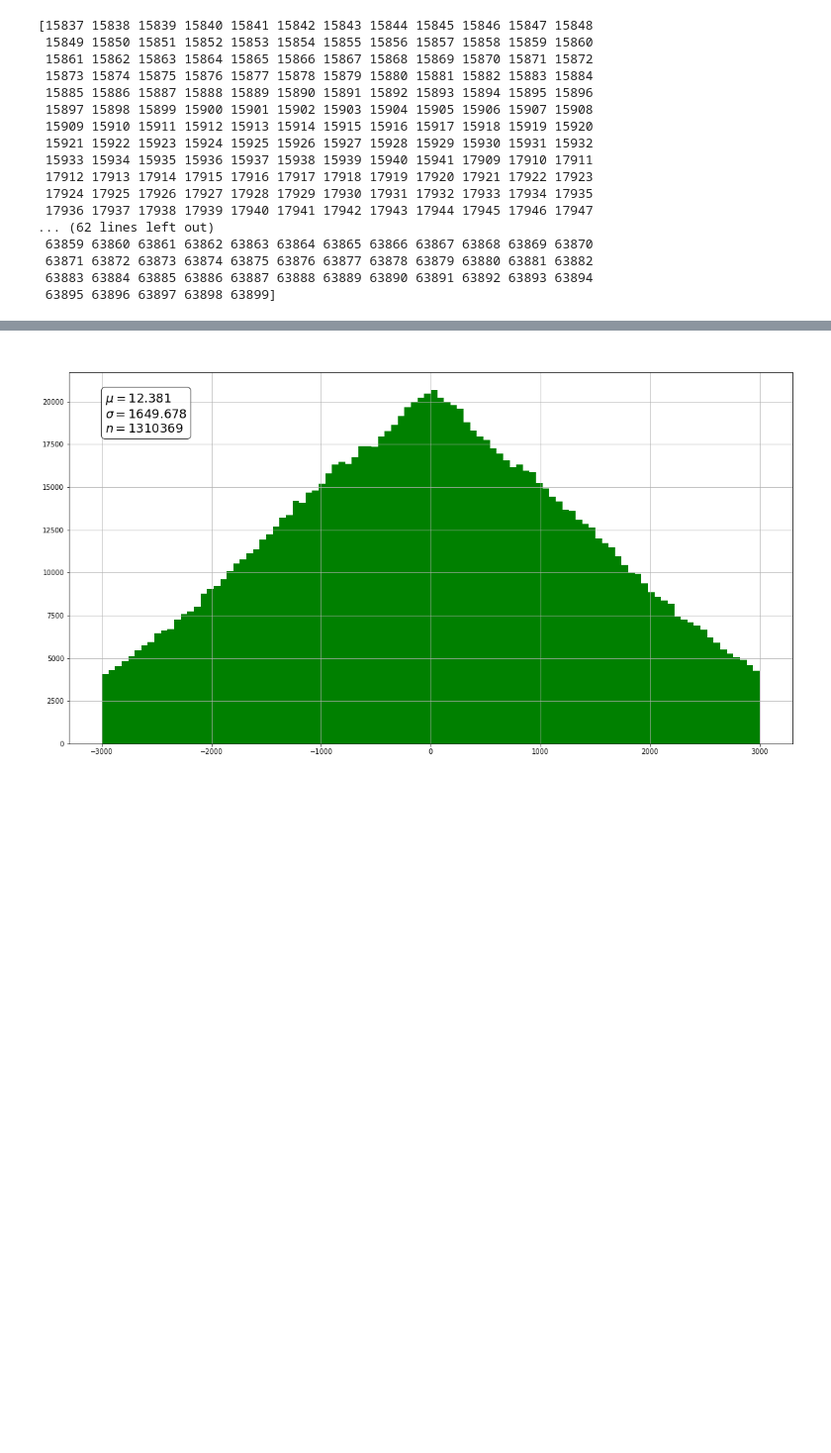
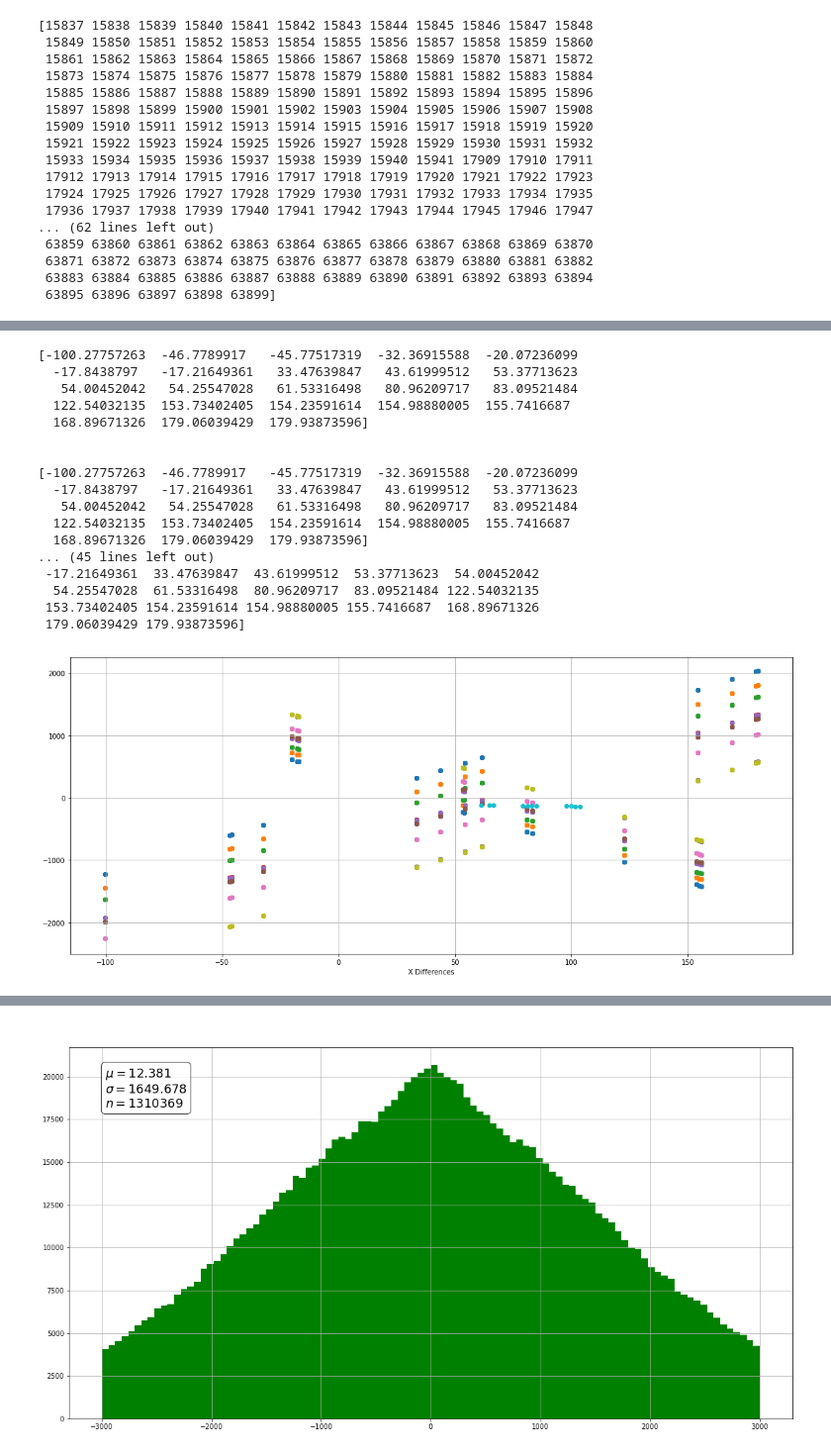
Before and after one commit to gabrielcammany/LHCb-CERN, a Jupyter notebook: notebooks/reconstruction/Track_Reconstruction.ipynb, the cells around one changed output, grey strips where cells are left out. Shown at 99% size. Saved outputs shown, nothing was run; the diff lists cells and outputs as text; code cells hidden in the pictures; blank space fills up the shorter version.

```diff
--- a/notebooks/reconstruction/Track_Reconstruction.ipynb
+++ b/notebooks/reconstruction/Track_Reconstruction.ipynb
@@ -163,10 +143,8 @@ def selectValidTrack(valid_tracks):
 # %%
-def validateTrack(track, particle):
+def validateTrack(track):
     found = 0
     if (not track is None):
-        for station in track:
-            for id in station[4]:
-                if id in particle[4]:
-                    found += 1
-
-    return (found > 5)
+        for id in track[0][5]:
+            if track[1][5].count(id) > 1 and track[2][5].count(id) > 1:
+                found += 1
+    return (found > 0)
@@ -173,12 +175,24 @@ def validateTrack(track, particle):
+# %%
+def validTrackThird_NN(track1, track2, valid_tracks):
+    max = 0
+    selected = None
+    if (len(valid_tracks) > 0):
+        selected = valid_tracks[0]
+        for track in valid_tracks:
+            pred = tracks_classifier.predict(np.concatenate((track1[:5],track2[:5],track[:5])).reshape(1,-1))
+            if (pred > max):
+                max = pred
+                selected = track
+    return selected
 # %%
-def selectValidTrack_NN(valid_tracks):
+def selectValidTracks_NN(valid_tracks):
     max = 0
     selected = None
     if (len(valid_tracks) > 0):
         selected = valid_tracks[0]
         for track in valid_tracks:
-            pred = tracks_classifier.predict(np.array(track[0][:4] + track[1][:4] + track[2][:4]).reshape(1,-1))
+            pred = tracks_classifier.predict(np.concatenate((track[0][:5],track[1][:5],track[2][:5])).reshape(1,-1))
             if (pred > max):
                 max = pred
                 selected = track
-    return selected
+    return (selected, max)
@@ -391,3 +499,37 @@ Event 17/20      Acc: 0.961538 Ghost: 0.038462
+# %%
+
+fig = plt.figure(figsize=(19, 8))
+ax = fig.add_subplot(111)
+
+for i in range(0,len(X_real_data)):
+    print(np.unique(np.array(X_real_data[i][0])))
+    print('\n')
+    ax.scatter(X_real_data[i][0],X_real_data[i][1])
+
+ax.scatter([61.1386146545, 64.7869262695, 66.6014022827, 79.1160049438, 81.0052947998, 82.897819519, 84.8009338379, 97.8435134888, 99.7850341797, 101.733001709, 103.6849594116],[-116.68359375, -118.4739227295, -119.3394241333, -125.1964797974, -126.061340332, -126.9303741455, -127.7977828979, -133.662689209, -134.5251312256, -135.3801269531, -136.2346343994],)
+
+ax.set_xlabel('X Differences')
+ax.grid()
+plt.show()
+# %% [output]
+[-100.27757263  -46.7789917   -45.77517319  -32.36915588  -20.07236099
+  -17.8438797   -17.21649361   33.47639847   43.61999512   53.37713623
+   54.00452042   54.25547028   61.53316498   80.96209717   83.09521484
+  122.54032135  153.73402405  154.23591614  154.98880005  155.7416687
+  168.89671326  179.06039429  179.93873596]
+
+
+[-100.27757263  -46.7789917   -45.77517319  -32.36915588  -20.07236099
+  -17.8438797   -17.21649361   33.47639847   43.61999512   53.37713623
+   54.00452042   54.25547028   61.53316498   80.96209717   83.09521484
+  122.54032135  153.73402405  154.23591614  154.98880005  155.7416687
+  168.89671326  179.06039429  179.93873596]
+... (45 lines left out)
+ -17.21649361  33.47639847  43.61999512  53.37713623  54.00452042
+  54.25547028  61.53316498  80.96209717  83.09521484 122.54032135
+ 153.73402405 154.23591614 154.98880005 155.7416687  168.89671326
+ 179.06039429 179.93873596]
+[figure, added]
 # %%
 histogram(X_real_data, 'blue', -100, 100, '','','')
 # %% [output]
```
Also changed, not shown: parts of 16 cells of this notebook, 6 other files.
